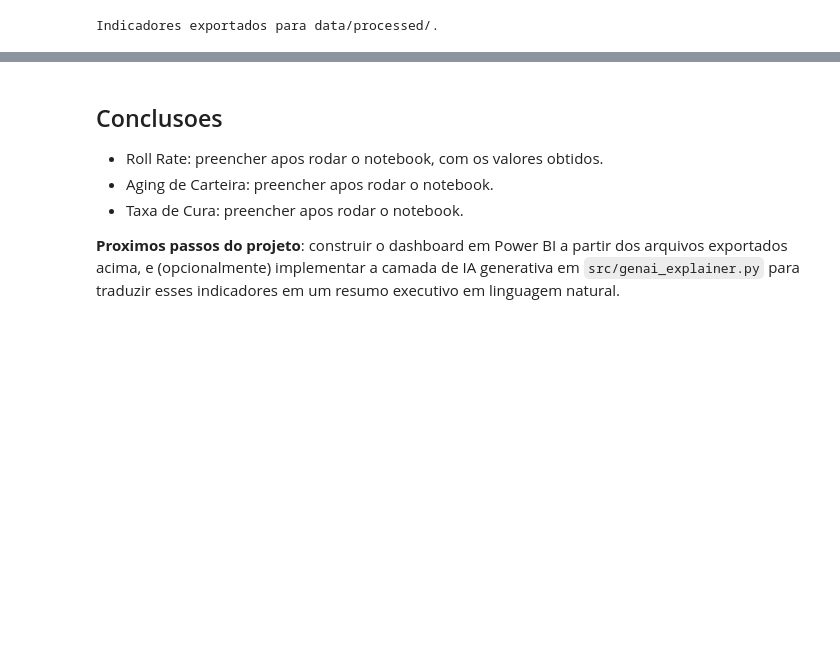
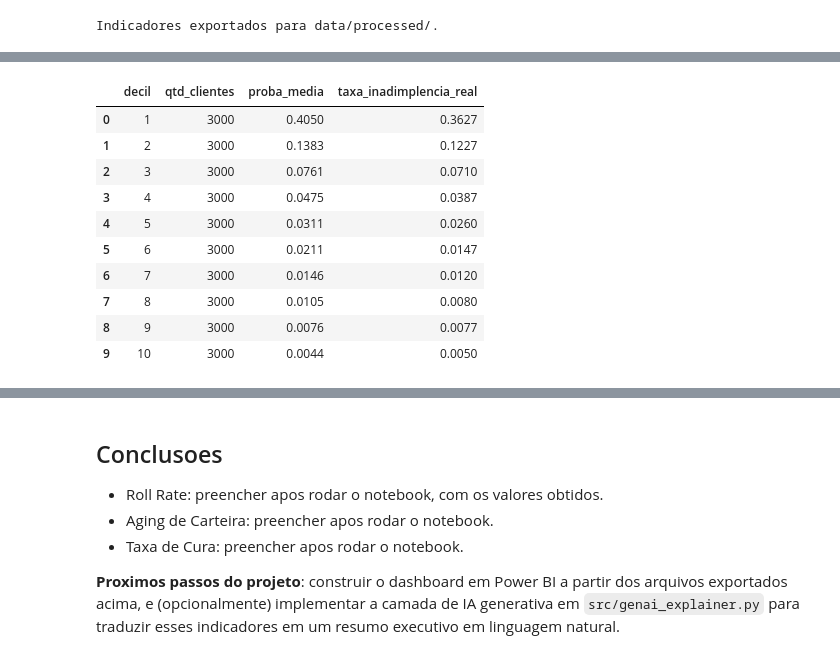
Before and after one commit to fernando-marconi/credit-risk-recovery-analytics, a Jupyter notebook: notebooks/05_indicadores_negocio.ipynb, the cells around one changed output, grey strips where cells are left out. Cells and saved outputs as stored; diff of their text form; code cells hidden in the pictures; blank space fills up the shorter version.

```diff
--- a/notebooks/05_indicadores_negocio.ipynb
+++ b/notebooks/05_indicadores_negocio.ipynb
@@ -156,0 +184,15 @@ Indicadores exportados para data/processed/.
+# %%
+decis_df = build_score_deciles(y_test, y_pred_proba)
+decis_df
+# %% [output]
+|  | decil | qtd_clientes | proba_media | taxa_inadimplencia_real |
+| 0 | 1 | 3000 | 0.4050 | 0.3627 |
+| 1 | 2 | 3000 | 0.1383 | 0.1227 |
+| 2 | 3 | 3000 | 0.0761 | 0.0710 |
+| 3 | 4 | 3000 | 0.0475 | 0.0387 |
+| 4 | 5 | 3000 | 0.0311 | 0.0260 |
+| 5 | 6 | 3000 | 0.0211 | 0.0147 |
+| 6 | 7 | 3000 | 0.0146 | 0.0120 |
+| 7 | 8 | 3000 | 0.0105 | 0.0080 |
+| 8 | 9 | 3000 | 0.0076 | 0.0077 |
+| 9 | 10 | 3000 | 0.0044 | 0.0050 |
```
Also changed, not shown: parts of 7 cells of this notebook, 3 other files.
